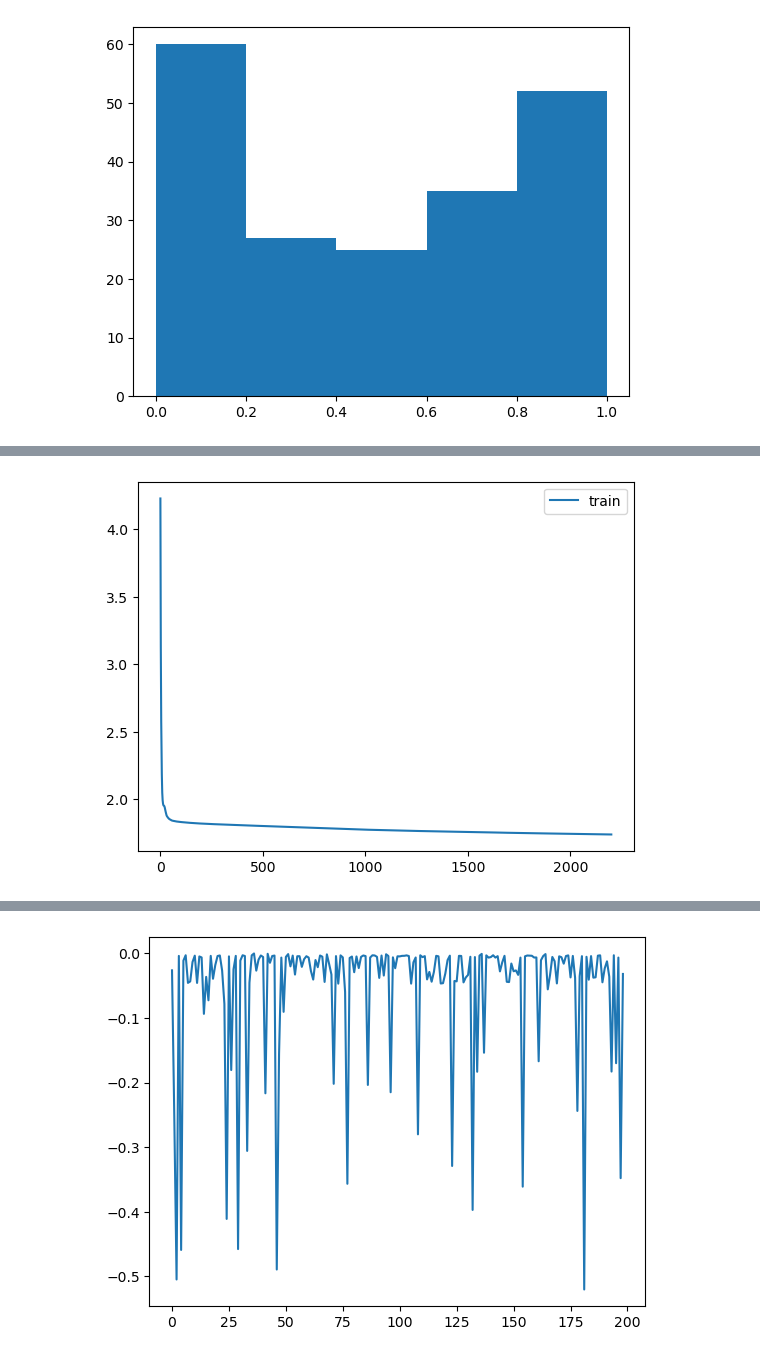
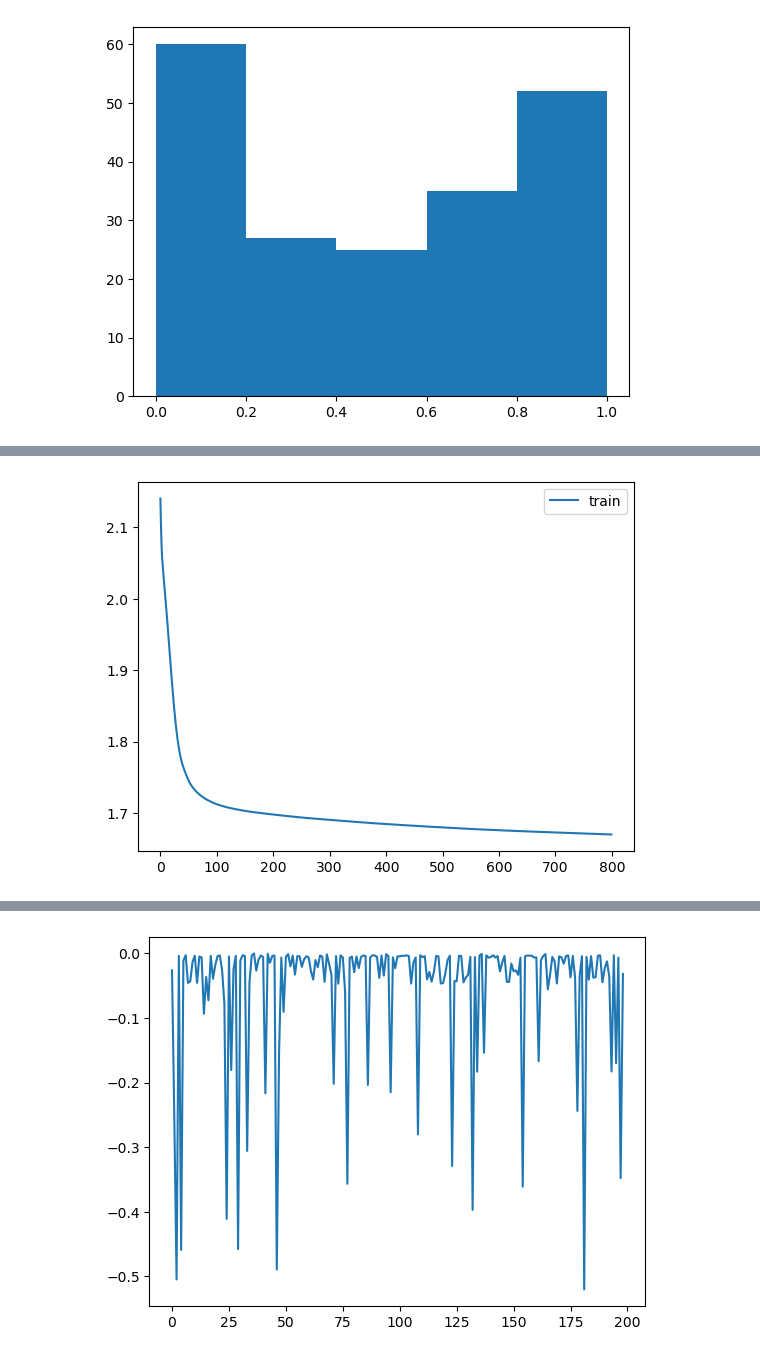
Before and after one commit to yanyuchen/causal_net_test, a Jupyter notebook: python.ipynb, the cells around one changed output, grey strips where cells are left out. Cells and saved outputs as stored; diff of their text form; code cells hidden in the pictures.

```diff
--- a/python.ipynb
+++ b/python.ipynb
@@ -1665,9 +1665,9 @@ plt.show()
 [figure]
 # %%
 class args_:
-    data_dir = 'dataset/simu1/eval/0'
+    data_dir = 'dataset/simu2/eval/0'
     #save_dir = 'logs/simu1/eval'
-    n_epochs = 2200
+    n_epochs = 800
     verbose = 100
     plt_adrf = True
 
@@ -1708,12 +1708,12 @@ if __name__ == "__main__":
     # check val loss
     verbose = args.verbose
 
-    #cfg_density = [(4, 50, 1, 'relu'), (50, 50, 1, 'relu')]
-    cfg_density = [(6, 50, 1, 'relu'), (50, 50, 1, 'relu')]
+    cfg_density = [(4, 50, 1, 'relu'), (50, 50, 1, 'relu')]
+    #cfg_density = [(6, 50, 1, 'relu'), (50, 50, 1, 'relu')]
     num_grid = 10
     cfg = [(50, 50, 1, 'relu'), (50, 1, 1, 'id')]
-    degree = 2
-    knots = [0.33, 0.66]
+    degree = 2 #2
+    knots = [0.33, 0.66] #[0.25, 0.5, 0.75] #[0.33, 0.66]
     model = Vcnet(cfg_density, num_grid, cfg, degree, knots)
     model._initialize_weights()
 
@@ -1790,4 +1793,4 @@ current test loss:  0.008485499769449234
 -----------------------------------------------------------------
 -----------------------------------------------------------------
-[figure, old version]
+[figure, new version]
 # %%
```
Also changed, not shown: parts of 48 cells of this notebook, 41 other files.
